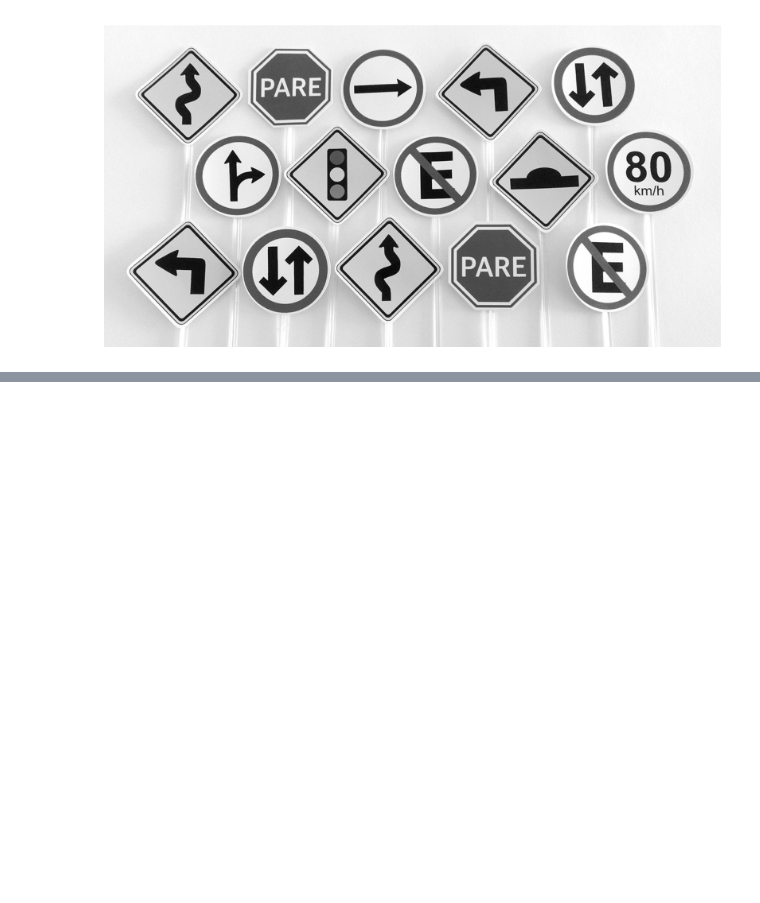
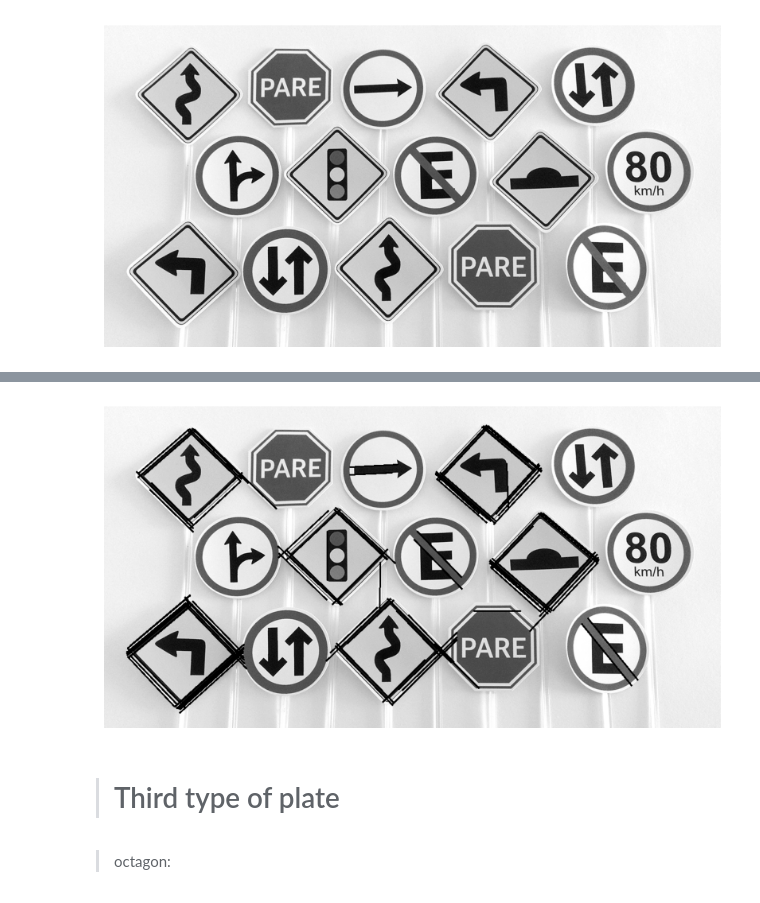
Before and after one commit to RichardeLira/Computer-Vision-Course, a Jupyter notebook: Task_04/Task_04.ipynb, the cells around one changed output, grey strips where cells are left out. Saved outputs shown, nothing was run; the diff lists cells and outputs as text; code cells hidden in the pictures; blank space fills up the shorter version.

```diff
--- a/Task_04/Task_04.ipynb
+++ b/Task_04/Task_04.ipynb
@@ -32,0 +72,8 @@ show_img(img)
+# %%
+show_img(second_type)
+# %% [output]
+[figure, added]
+# %% [markdown]
+> # Third type of plate
+# %% [markdown]
+> octagon:
```
Also changed, not shown: parts of 29 cells of this notebook.
